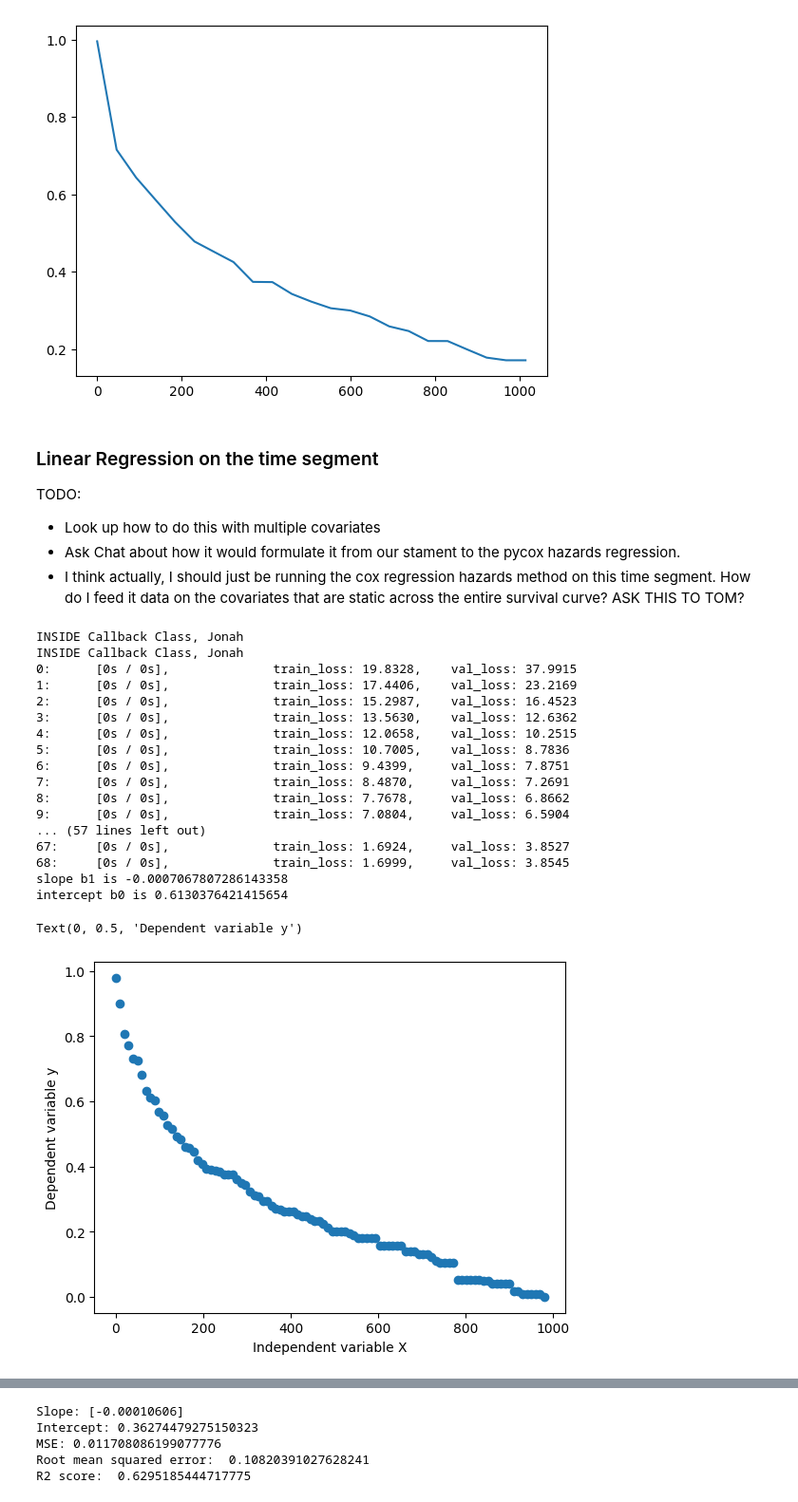
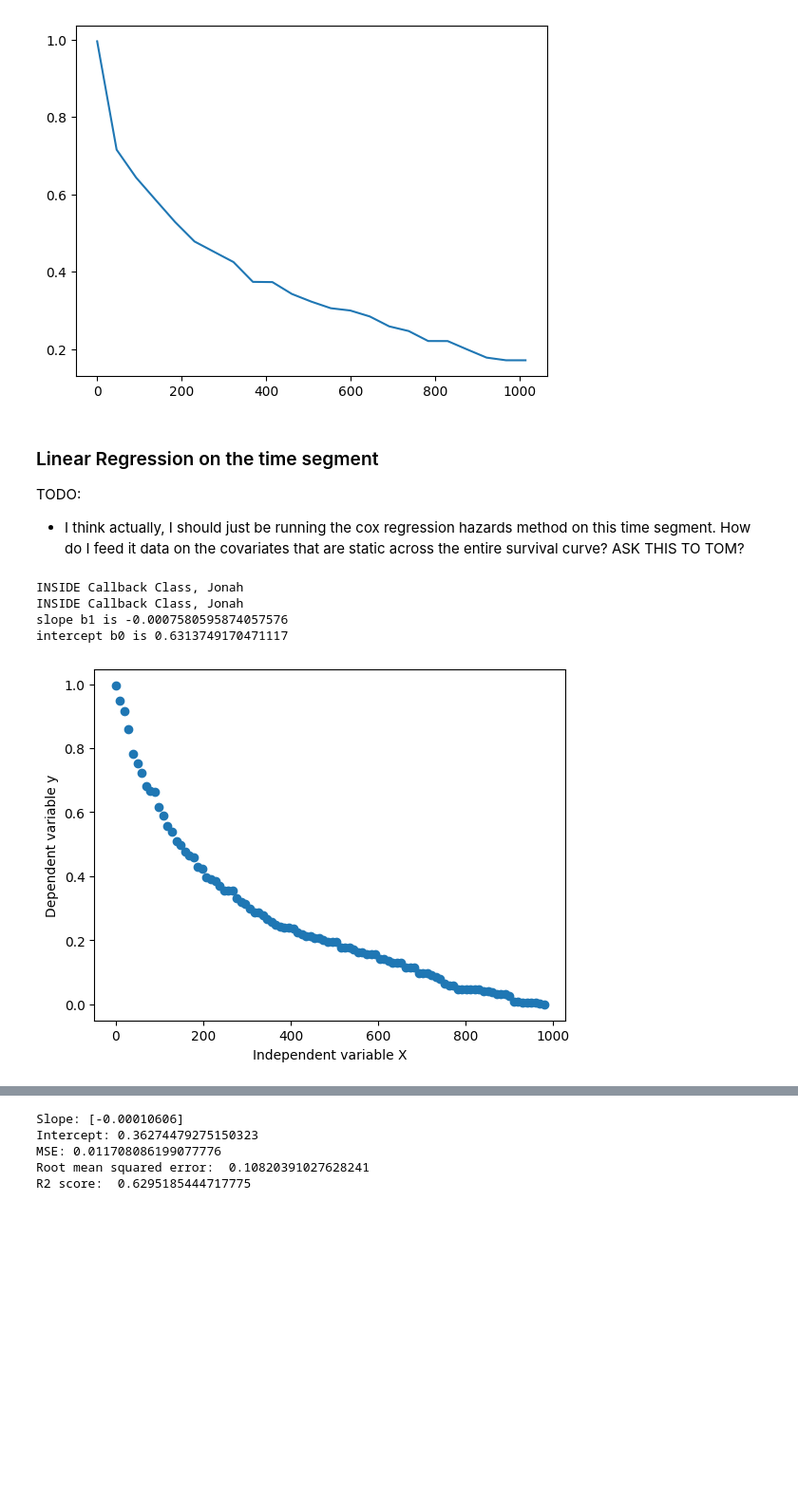
Before and after one commit to puckybreg/Native-Bee-Thesis, a Jupyter notebook: notebook_for_data_analysis.ipynb, the cells around one changed output, grey strips where cells are left out. Shown at 95% size. Drawn from its saved outputs; the diff is of its cells as text; code cells hidden in the pictures; blank space fills up the shorter version.

Commit message:
working on regression

```diff
--- a/notebook_for_data_analysis.ipynb
+++ b/notebook_for_data_analysis.ipynb
@@ -684,12 +675,12 @@ INSIDE Callback Class, Jonah
 ### run_pycox_on_group and evaluationg functions
 # %%
 # Creating Pycox Function
-def run_pycox_on_group(df_train):
+def run_pycox_on_group(df):
   # Step 2: Split data into training, validation, and test sets
-  df_test = df_train.sample(frac=0.2)
-  df_train = df_train.drop(df_test.index)
-  df_val = df_train.sample(frac=0.2)
-  df_train = df_train.drop(df_val.index)
+  df_test = df.sample(frac=0.2)
+  df_train = df.drop(df_test.index)
+  df_val = df.sample(frac=0.2)
+  df_train = df.drop(df_val.index)
 
   cols_standardize = []
   cols_leave = ['interval', 'status', 'temp', 'dwpt', 'wspd', 'coco', 'same_insect']
@@ -726,9 +717,9 @@ def run_pycox_on_group(df_train):
   epochs = 100
   bad_param = 'test'
   callbacks = [tt.cb.EarlyStopping()]
-  log = model.fit(x_train, y_train, batch_size, epochs, callbacks, val_data=val)
+  log = model.fit(x_train, y_train, batch_size, epochs, callbacks, val_data=val, verbose=0)
 
-  return log, model, x_test, df_test
+  return log, model, x_test, df_test, x_mapper
 
 def plot_training_val_loss(fit_model, base_model, x_test):
   _ = fit_model.plot()
@@ -741,8 +732,8 @@ def plot_training_val_loss(fit_model, base_model, x_test):
 
 # Step 1: Select relevant columns
 cols_input = ['interval', 'status', 'temp', 'dwpt', 'wspd', 'coco', 'same_insect']
-df_train = interval_and_weather_merged[cols_input]
-fit_model, base_model, x_test, df_test = run_pycox_on_group(df_train)
+df_intervals = interval_and_weather_merged[cols_input]
+fit_model, base_model, x_test, df_test, x_mapper = run_pycox_on_group(df_intervals)
 
 
 plot_training_val_loss(fit_model, base_model, x_test)
@@ -919,58 +859,45 @@ surv.iloc[:1]
 ### Linear Regression on the time segment
 
 TODO:
-- Look up how to do this with multiple covariates
-- Ask Chat about how it would formulate it from our stament to the pycox hazards regression.
 - I think actually, I should just be running the cox regression hazards method on this time segment. How do I feed it data on the covariates that are static across the entire survival curve? ASK THIS TO TOM?
 # %%
 # Step 1: Select relevant columns
 cols_input = ['interval', 'status', 'temp', 'dwpt', 'wspd', 'coco', 'same_insect']
 interval_and_weather_merged_under_1000 = interval_and_weather_merged[(interval_and_weather_merged['interval'] <= 1000)]
-df_train = interval_and_weather_merged_under_1000[cols_input]
-fit_model, base_model, x_test, df_test = run_pycox_on_group(df_train)
+df_interval_and_weather_merged_under_1000 = interval_and_weather_merged_under_1000[cols_input]
+fit_model, base_model, x_test, df_test, x_mapper = run_pycox_on_group(df_interval_and_weather_merged_under_1000)
 surv = base_model.predict_surv_df(x_test)
 
 # Predict the slope and coefficients for time segment
 # TODO: decide if these items should become a function
 surv['mean'] = surv.mean(axis=1)
 surv['sem'] = surv.sem(axis='columns')
 
-x = surv.index.values
-y = surv['mean'].values
-n = np.size(x)
+def run_linear_regression(surv):
+  x = surv.index.values
+  y = surv['mean'].values
+  n = np.size(x)
 
-x_mean = np.mean(x)
-y_mean = np.mean(y)
-x_mean,y_mean
+  x_mean = np.mean(x)
+  y_mean = np.mean(y)
+  x_mean,y_mean
 
-Sxy = np.sum(x*y)- n*x_mean*y_mean
-Sxx = np.sum(x*x)-n*x_mean*x_mean
+  Sxy = np.sum(x*y)- n*x_mean*y_mean
+  Sxx = np.sum(x*x)-n*x_mean*x_mean
 
-b1 = Sxy/Sxx
-b0 = y_mean-b1*x_mean
-print('slope b1 is', b1)
-print('intercept b0 is', b0)
+  b1 = Sxy/Sxx
+  b0 = y_mean-b1*x_mean
+  print('slope b1 is', b1)
+  print('intercept b0 is', b0)
 
-plt.scatter(x,y)
-plt.xlabel('Independent variable X')
-plt.ylabel('Dependent variable y')
+  plt.scatter(x,y)
+  plt.xlabel('Independent variable X')
+  plt.ylabel('Dependent variable y')
+
+run_linear_regression(surv)
 # %% [output]
 INSIDE Callback Class, Jonah
 INSIDE Callback Class, Jonah
-0:      [0s / 0s],              train_loss: 19.8328,    val_loss: 37.9915
-1:      [0s / 0s],              train_loss: 17.4406,    val_loss: 23.2169
-2:      [0s / 0s],              train_loss: 15.2987,    val_loss: 16.4523
-3:      [0s / 0s],              train_loss: 13.5630,    val_loss: 12.6362
-4:      [0s / 0s],              train_loss: 12.0658,    val_loss: 10.2515
-5:      [0s / 0s],              train_loss: 10.7005,    val_loss: 8.7836
-6:      [0s / 0s],              train_loss: 9.4399,     val_loss: 7.8751
-7:      [0s / 0s],              train_loss: 8.4870,     val_loss: 7.2691
-8:      [0s / 0s],              train_loss: 7.7678,     val_loss: 6.8662
-9:      [0s / 0s],              train_loss: 7.0804,     val_loss: 6.5904
-... (57 lines left out)
-67:     [0s / 0s],              train_loss: 1.6924,     val_loss: 3.8527
-68:     [0s / 0s],              train_loss: 1.6999,     val_loss: 3.8545
-slope b1 is -0.0007067807286143358
-intercept b0 is 0.6130376421415654
+slope b1 is -0.0007580595874057576
+intercept b0 is 0.6313749170471117
-Text(0, 0.5, 'Dependent variable y')
-[figure, old version]
+[figure, new version]
```
Also changed, not shown: parts of 18 cells of this notebook, 2 other files.
